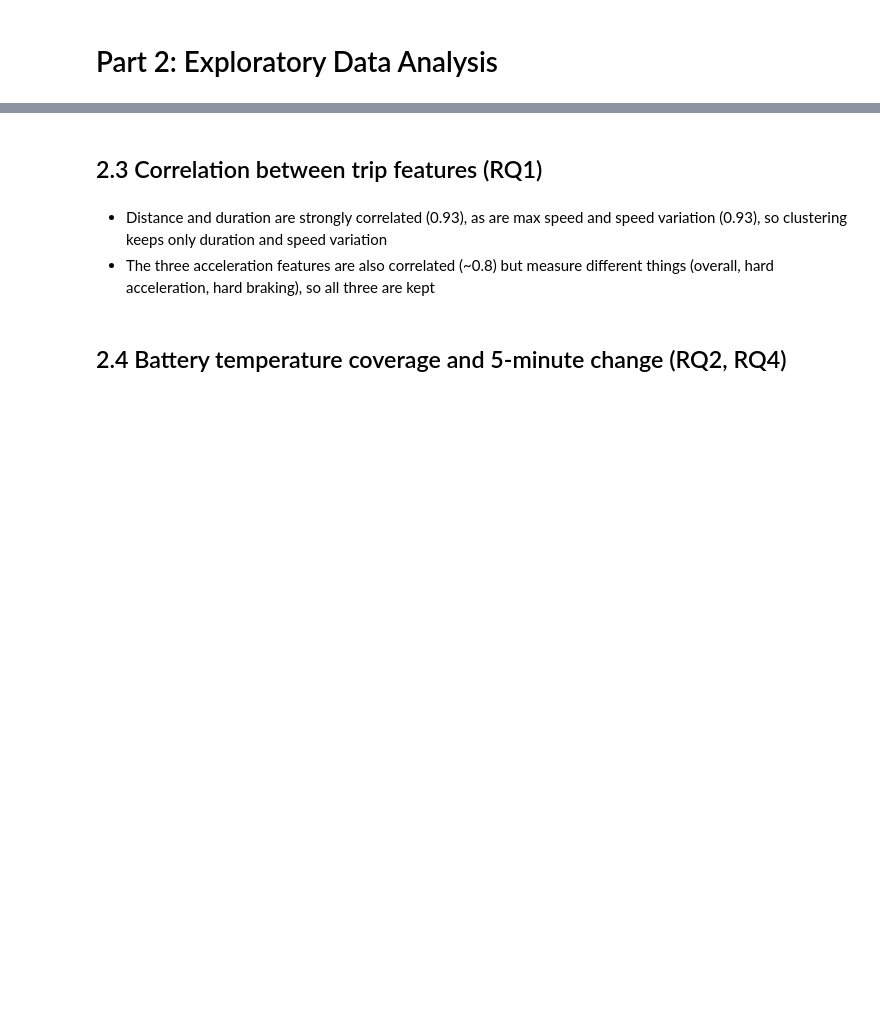
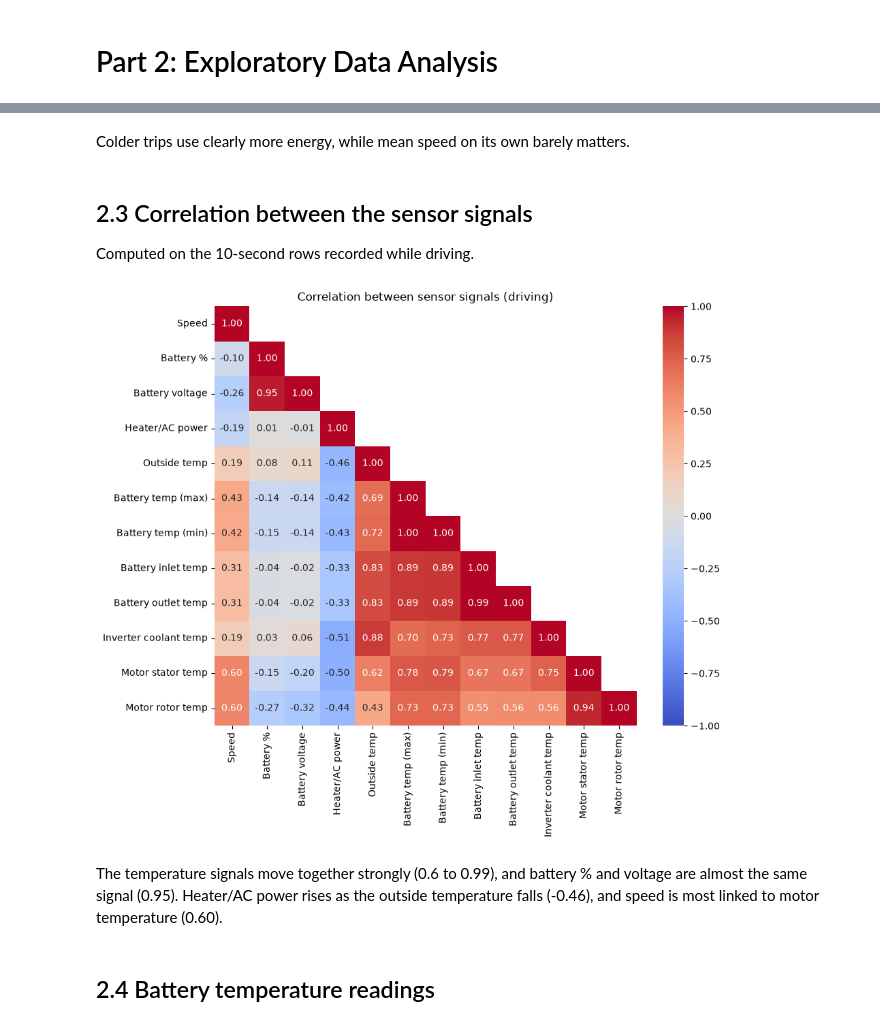
Before and after one commit to sumit-kolpe/EV-Energy-and-Thermal-Monitoring, a Jupyter notebook: EV_Energy_and_Thermal_Monitoring.ipynb, the cells around one changed output, grey strips where cells are left out. Saved outputs shown, nothing was run; the diff lists cells and outputs as text; code cells hidden in the pictures; blank space fills up the shorter version.

```diff
--- a/EV_Energy_and_Thermal_Monitoring.ipynb
+++ b/EV_Energy_and_Thermal_Monitoring.ipynb
@@ -593,2 +515,0 @@ plt.show()
-# %% [markdown]
-## 2.3 Correlation between trip features (RQ1)
@@ -603,8 +516,36 @@ plt.show()
-# %% [markdown]
-- Distance and duration are strongly correlated (0.93), as are max speed and speed variation (0.93), so clustering keeps only duration and speed variation
-- The three acceleration features are also correlated (~0.8) but measure different things (overall, hard acceleration, hard braking), so all three are kept
+# %% [markdown]
+Colder trips use clearly more energy, while mean speed on its own barely matters.
+# %% [markdown]
+## 2.3 Correlation between the sensor signals
+Computed on the 10-second rows recorded while driving.
+# %%
+signal_labels = {
+    "speed": "Speed",
+    "soc": "Battery %",
+    "hv_voltage": "Battery voltage",
+    "hv_aux_power": "Heater/AC power",
+    "ambient_temp": "Outside temp",
+    "bat_temp": "Battery temp (max)",
+    "bat_temp_min": "Battery temp (min)",
+    "bat_inlet_temp": "Battery inlet temp",
+    "bat_outlet_temp": "Battery outlet temp",
+    "coolant_temp": "Inverter coolant temp",
+    "motor_temp": "Motor stator temp",
+    "rotor_temp": "Motor rotor temp",
+}
+signal_corr = driving[list(signal_labels)].rename(columns=signal_labels).corr()
+
+plt.figure(figsize=(10, 8))
+sns.heatmap(signal_corr, mask=np.triu(np.ones_like(signal_corr, dtype=bool), k=1), annot=True, fmt=".2f",
+            cmap="coolwarm", vmin=-1, vmax=1)
+plt.title("Correlation between sensor signals (driving)")
+plt.show()
+# %% [output]
+[figure, added]
+# %% [markdown]
+The temperature signals move together strongly (0.6 to 0.99), and battery % and voltage are almost the same signal (0.95). Heater/AC power rises as the outside temperature falls (-0.46), and speed is most linked to motor temperature (0.60).
 # %% [markdown]
-## 2.4 Battery temperature coverage and 5-minute change (RQ2, RQ4)
+## 2.4 Battery temperature readings
 # %%
 observed_share = driving.groupby("vehicle_id")["bat_temp_observed"].mean().mul(100).sort_values()
 
```
Also changed, not shown: parts of 168 cells of this notebook.
